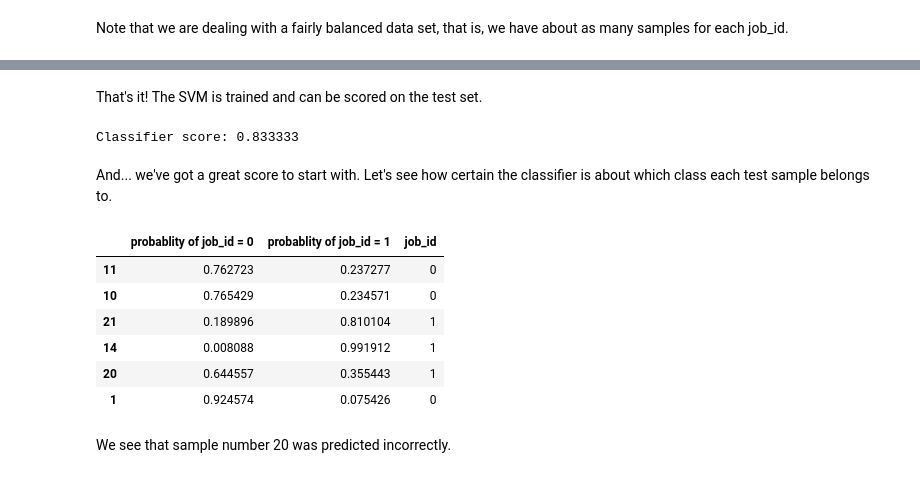
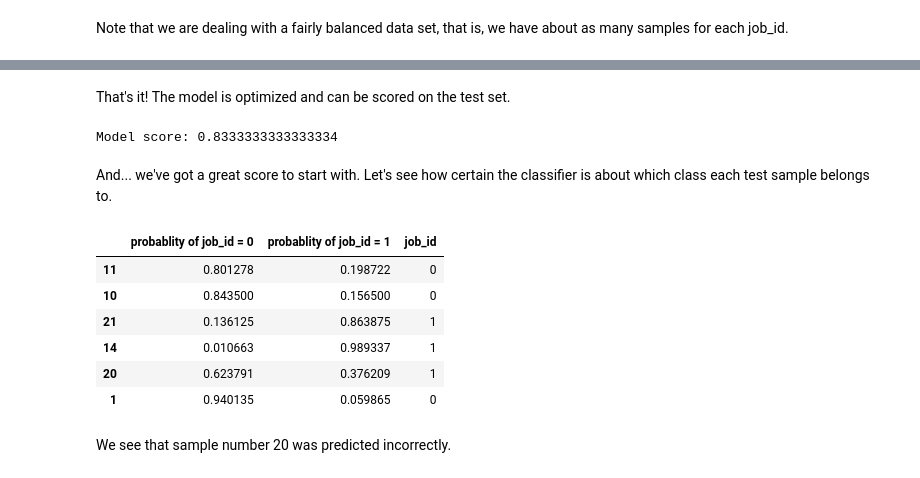
Before and after one commit to mstykow/SAP_jobs, a Jupyter notebook: SAP Careers Database.ipynb, the cells around one changed output, grey strips where cells are left out. Drawn from its saved outputs; the diff is of its cells as text; code cells hidden in the pictures.

```diff
--- a/SAP Careers Database.ipynb
+++ b/SAP Careers Database.ipynb
@@ -58,7 +54,7 @@ Found 12 results.
 # %%
 # Create DataFrame using first row as headers
-ds = pd.DataFrame(ds_data[1:], columns = ds_data[0]) # uncomment if loading from web scraper
-#ds = pd.read_csv('data scientist.csv') # uncomment if loading from csv
+#ds = pd.DataFrame(ds_data[1:], columns = ds_data[0]) # uncomment if loading from web scraper
+ds = pd.read_csv('data scientist.csv') # uncomment if loading from csv
 
 # Convert data types
 ds['Requisition ID'] = ds['Requisition ID'].apply(pd.to_numeric)
@@ -264,7 +256,7 @@ Found 11 results.
 # %%
 # Create DataFrame using first row as headers
-jd = pd.DataFrame(jd_data[1:], columns = jd_data[0]) # uncomment if loading from web scraper
-#jd = pd.read_csv('java developer.csv') # uncomment if loading from csv
+#jd = pd.DataFrame(jd_data[1:], columns = jd_data[0]) # uncomment if loading from web scraper
+jd = pd.read_csv('java developer.csv') # uncomment if loading from csv
 
 # Convert data types
 jd['Requisition ID'] = jd['Requisition ID'].apply(pd.to_numeric)
@@ -364,0 +337,28 @@ clf_model = clf.fit(X_train, y_train)
+# %%
+# Split the data into train and test portions
+from sklearn.model_selection import train_test_split
+X = dfx['Requirements']
+y = dfx['job_id']
+X_train, X_test, y_train, y_test = train_test_split(X, y, random_state = 0)
+
+# Create pipeline for vectorization and classification
+from sklearn.pipeline import Pipeline
+from sklearn.feature_extraction.text import TfidfVectorizer
+from sklearn import svm
+from sklearn.model_selection import GridSearchCV
+tfidf_svm = Pipeline([
+    # vectorizer using our custom tokenizer from 1.1
+    ('vec', TfidfVectorizer(min_df = 2, ngram_range = (1, 2), tokenizer = tokenize)),
+    ('clf', svm.SVC(probability = True, random_state = 0))
+])
+vectorizer = tfidf_svm.named_steps['vec']
+clf = tfidf_svm.named_steps['clf']
+
+# Find best parameters of SVM
+parameters = {
+    'clf__kernel': ['linear', 'rbf'],
+    'clf__C': [0.001, 0.01, 0.1, 1, 10, 100, 1000]
+}
+grid_search = GridSearchCV(tfidf_svm, parameters, cv = 3, n_jobs = -1, verbose = 1)
+grid_search.fit(X_train, y_train)
+print('Optimized parameters: ', grid_search.best_params_)
@@ -365,25 +382,25 @@ clf_model = clf.fit(X_train, y_train)
 # %% [markdown]
-That's it! The SVM is trained and can be scored on the test set.
+That's it! The model is optimized and can be scored on the test set.
 # %%
-print("Classifier score: %f" %clf_model.score(X_test, y_test))
+print("Model score: {}".format(tfidf_svm.score(X_test, y_test)))
 # %% [output]
-Classifier score: 0.833333
+Model score: 0.8333333333333334
 # %% [markdown]
 And... we've got a great score to start with. Let's see how certain the classifier is about which class each test sample belongs to.
 # %%
 # Print class probabilities
-preds = clf_model.predict_proba(X_test)
+preds = grid_search.predict_proba(X_test)
 probs = pd.DataFrame(preds, columns = ['probablity of job_id = 0', 'probablity of job_id = 1'], \
              index = y_test.index)
 pd.concat([probs, y_test], axis = 1)
 # %% [output]
 |  | probablity of job_id = 0 | probablity of job_id = 1 | job_id |
-| 11 | 0.762723 | 0.237277 | 0 |
-| 10 | 0.765429 | 0.234571 | 0 |
-| 21 | 0.189896 | 0.810104 | 1 |
-| 14 | 0.008088 | 0.991912 | 1 |
-| 20 | 0.644557 | 0.355443 | 1 |
-| 1 | 0.924574 | 0.075426 | 0 |
+| 11 | 0.801278 | 0.198722 | 0 |
+| 10 | 0.843500 | 0.156500 | 0 |
+| 21 | 0.136125 | 0.863875 | 1 |
+| 14 | 0.010663 | 0.989337 | 1 |
+| 20 | 0.623791 | 0.376209 | 1 |
+| 1 | 0.940135 | 0.059865 | 0 |
 # %% [markdown]
 We see that sample number 20 was predicted incorrectly.
 # %%
```
Also changed, not shown: parts of 31 cells of this notebook.
